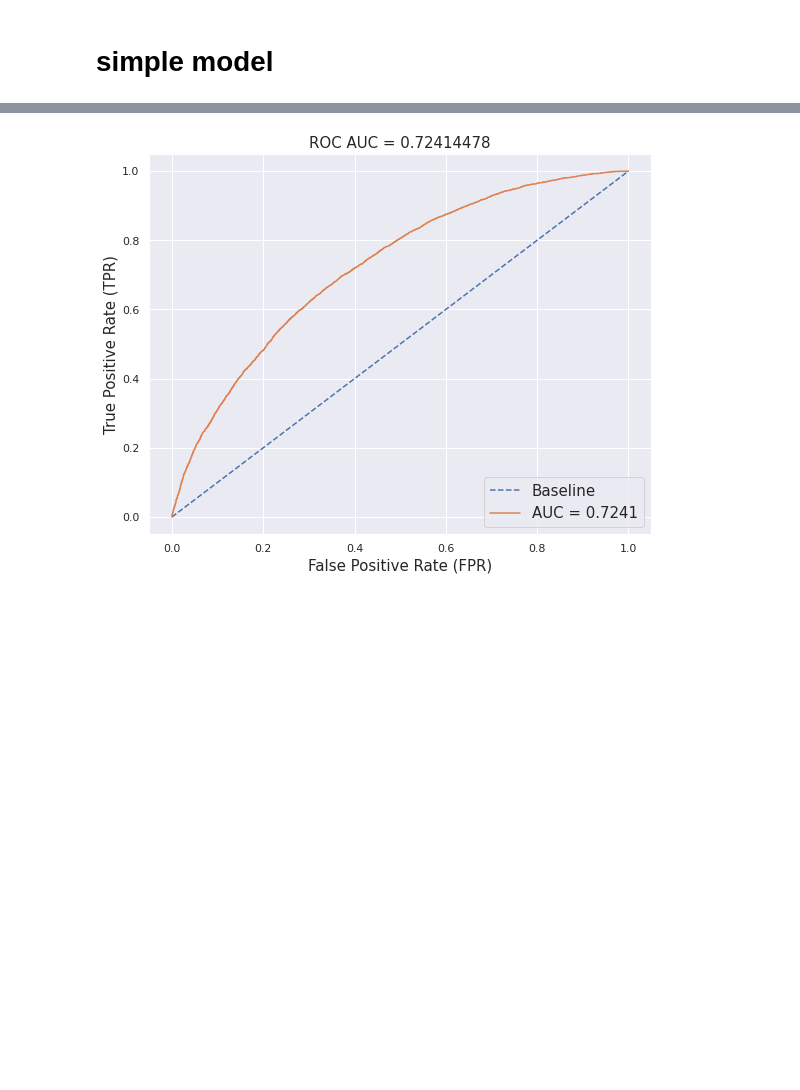
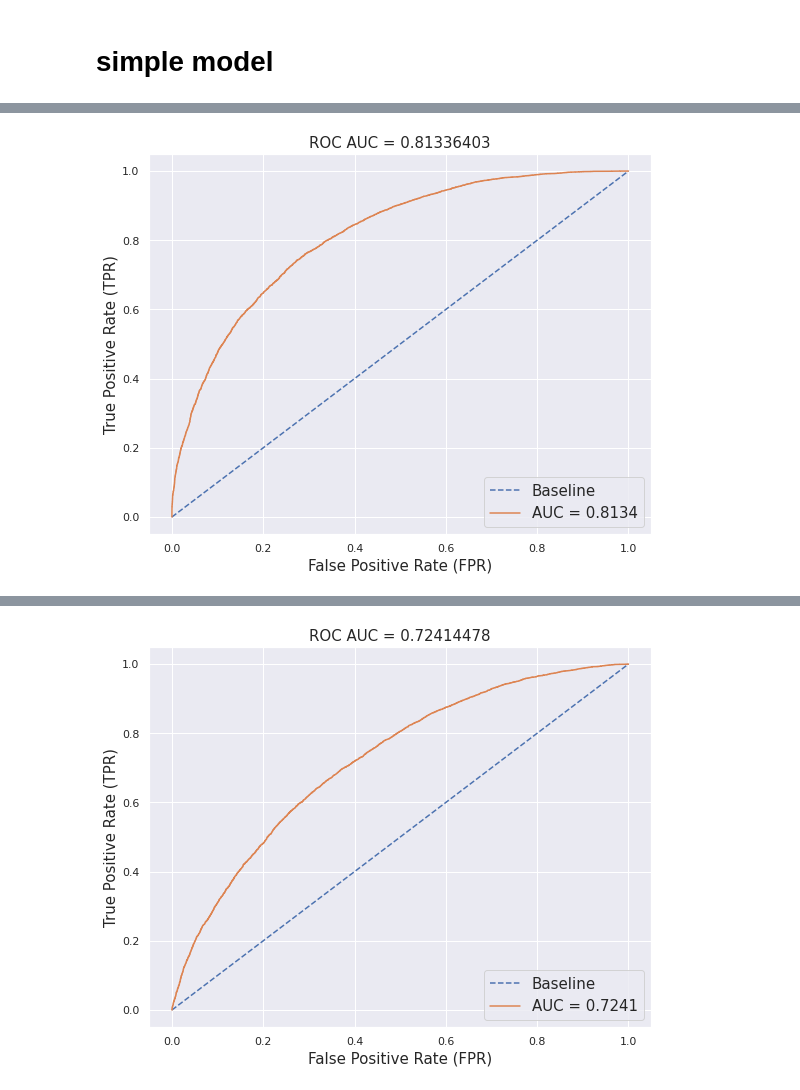
Before and after one commit to XelorR/sf_project_5, a Jupyter notebook: pp_baseline_short.ipynb, the cells around one changed output, grey strips where cells are left out. Drawn from its saved outputs; the diff is of its cells as text; code cells hidden in the pictures; blank space fills up the shorter version.

```diff
--- a/pp_baseline_short.ipynb
+++ b/pp_baseline_short.ipynb
@@ -115,0 +127,10 @@ X_train_us, X_test_us, y_train_us, y_test_us = train_test_split(
+# %%
+plot_roc_auc(
+    y_train_us,
+    LGBMClassifier()
+    .fit(X_train_us, y_train_us)
+    .predict_proba(X_train_us)
+    .T[1],
+)
+# %% [output]
+[figure, added]
```
Also changed, not shown: parts of 4 cells of this notebook.
